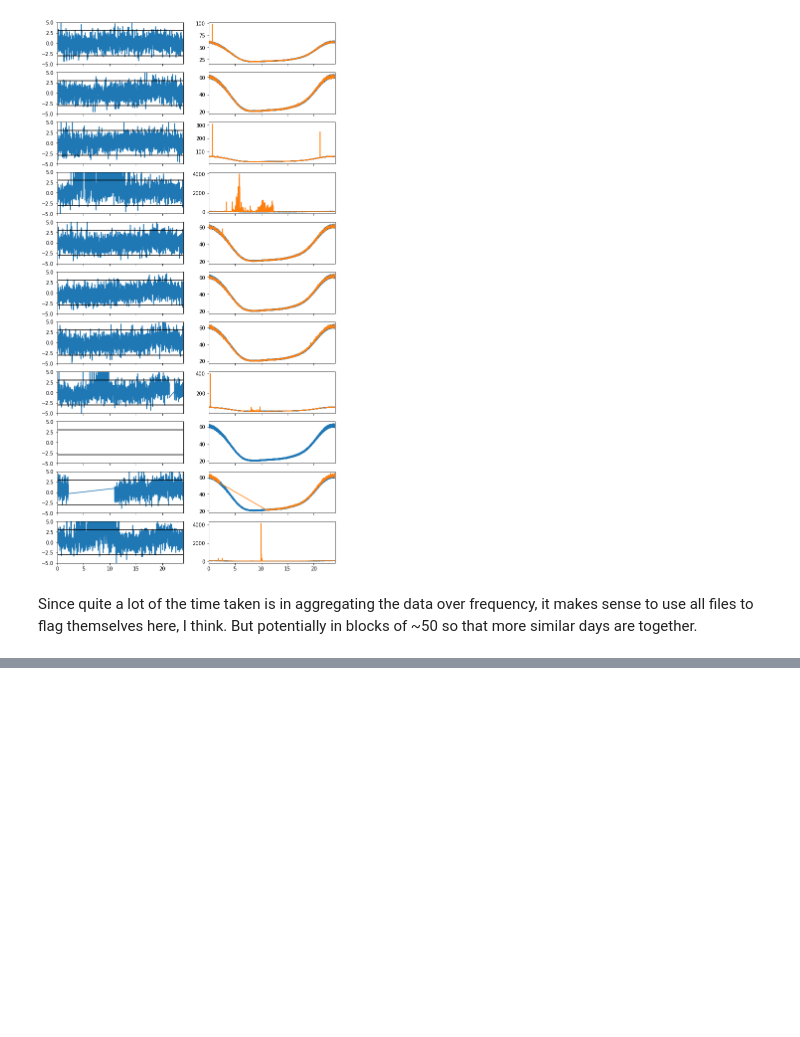
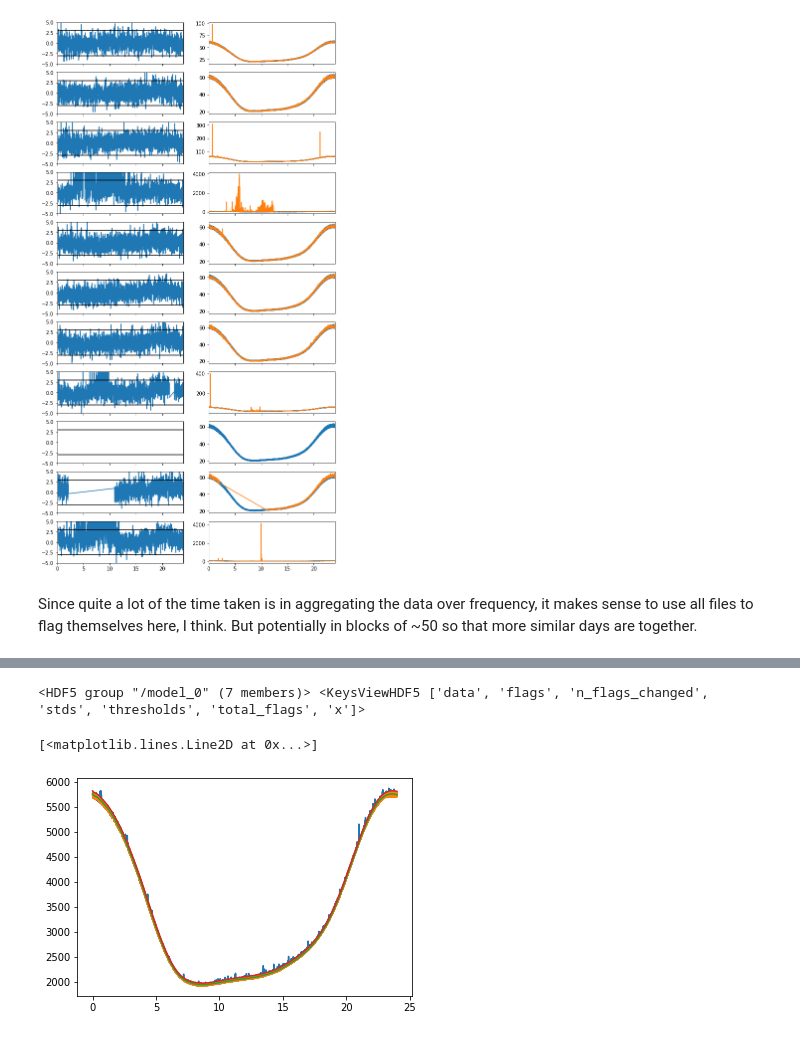
Before and after one commit to edges-collab/edges-analysis, a Jupyter notebook: devel/check_rms.ipynb, the cells around one changed output, grey strips where cells are left out. Saved outputs shown, nothing was run; the diff lists cells and outputs as text; code cells hidden in the pictures; blank space fills up the shorter version.

```diff
--- a/devel/check_rms.ipynb
+++ b/devel/check_rms.ipynb
@@ -272,0 +287,14 @@ Since quite a lot of the time taken is in aggregating the data over frequency, i
+# %%
+filt = filters.GHAModelFilter.from_file(work_dir / 'GHAModel_TotalPowerAggregator(band=[50, 100]).filter')
+info = filters.GHAModelFilterInfo.from_file(work_dir / 'GHAModel_TotalPowerAggregator(band=[50, 100]).info')
+flag_info = ModelFilterInfoContainer.from_file(work_dir / 'GHAModel_TotalPowerAggregator(band=[50, 100]).flag_info')
+# %% [output]
+<HDF5 group "/model_0" (7 members)> <KeysViewHDF5 ['data', 'flags', 'n_flags_changed', 'stds', 'thresholds', 'total_flags', 'x']>
+# %%
+plt.plot(info.gha, info.metric)
+plt.plot(info.gha, np.where(info.flags, np.nan, info.metric))
+plt.plot(info.gha, filt.metric_model(info.gha))
+plt.plot(info.gha, filt.metric_model(info.gha) + filt.n_sigma * filt.std_model(info.gha))
+# %% [output]
+[<matplotlib.lines.Line2D at 0x...>]
+[figure, added]
```
Also changed, not shown: parts of 31 cells of this notebook, 8 other files.
